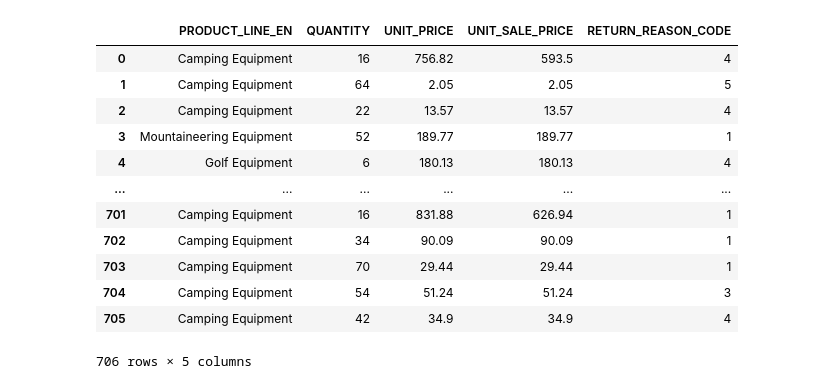
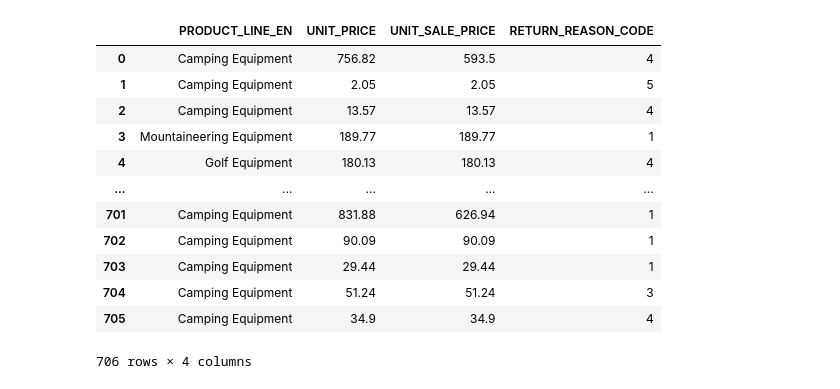
Before and after one commit to CroissantDevourer/dedsportfolio, a Jupyter notebook: Week 8/classificatiemodel.ipynb, the cells around one changed output. Cells and saved outputs as stored; diff of their text form; code cells hidden in the pictures.

```diff
--- a/Week 8/classificatiemodel.ipynb
+++ b/Week 8/classificatiemodel.ipynb
@@ -15,11 +15,15 @@ returned_item = pd.read_sql("SELECT * FROM returned_item", sales_conn)
 product = pd.read_sql("SELECT * FROM product", sales_conn)
 product_type = pd.read_sql("SELECT * FROM product_type", sales_conn)
 product_line = pd.read_sql("SELECT * FROM product_line", sales_conn)
+order_method = pd.read_sql("SELECT * FROM order_method", sales_conn)
+order_header = pd.read_sql("SELECT * FROM order_header", sales_conn)
 
 order_returned = pd.merge(order_details, returned_item, on='ORDER_DETAIL_CODE')
 order_returned_product = pd.merge(order_returned, product, on='PRODUCT_NUMBER')
 order_returned_product_type = pd.merge(order_returned_product, product_type, on='PRODUCT_TYPE_CODE')
-merged = pd.merge(order_returned_product_type, product_line, on='PRODUCT_LINE_CODE', suffixes=('_left', '_right'))
+orderline = pd.merge(order_returned_product_type, product_line, on='PRODUCT_LINE_CODE', suffixes=('_left', '_right'))
+order_line_method = pd.merge(orderline, order_header, on= 'ORDER_NUMBER')
+merged = pd.merge(order_line_method, order_method, on='ORDER_METHOD_CODE')
 
 merged
 # %% [output]
@@ -39,22 +43,22 @@ merged
 # %%
-df = merged.loc[:, ['PRODUCT_LINE_EN', 'QUANTITY', 'UNIT_PRICE', 'UNIT_SALE_PRICE', 'RETURN_REASON_CODE']]
+df = merged.loc[:, ['PRODUCT_LINE_EN', 'UNIT_PRICE', 'UNIT_SALE_PRICE', 'RETURN_REASON_CODE']]
 df
 
 #afhankelijke variabele: RETURN_REASON_CODE onafhankelijke variabelen: PRODUCT_NUMBER, QUANTITY, UNIT_PRICE, UNIT_SALE_PRICE,
 # %% [output]
-|  | PRODUCT_LINE_EN | QUANTITY | UNIT_PRICE | UNIT_SALE_PRICE | RETURN_REASON_CODE |
-| 0 | Camping Equipment | 16 | 756.82 | 593.5 | 4 |
-| 1 | Camping Equipment | 64 | 2.05 | 2.05 | 5 |
-| 2 | Camping Equipment | 22 | 13.57 | 13.57 | 4 |
-| 3 | Mountaineering Equipment | 52 | 189.77 | 189.77 | 1 |
-| 4 | Golf Equipment | 6 | 180.13 | 180.13 | 4 |
-| ... | ... | ... | ... | ... | ... |
-| 701 | Camping Equipment | 16 | 831.88 | 626.94 | 1 |
-| 702 | Camping Equipment | 34 | 90.09 | 90.09 | 1 |
-| 703 | Camping Equipment | 70 | 29.44 | 29.44 | 1 |
-| 704 | Camping Equipment | 54 | 51.24 | 51.24 | 3 |
-| 705 | Camping Equipment | 42 | 34.9 | 34.9 | 4 |
+|  | PRODUCT_LINE_EN | UNIT_PRICE | UNIT_SALE_PRICE | RETURN_REASON_CODE |
+| 0 | Camping Equipment | 756.82 | 593.5 | 4 |
+| 1 | Camping Equipment | 2.05 | 2.05 | 5 |
+| 2 | Camping Equipment | 13.57 | 13.57 | 4 |
+| 3 | Mountaineering Equipment | 189.77 | 189.77 | 1 |
+| 4 | Golf Equipment | 180.13 | 180.13 | 4 |
+| ... | ... | ... | ... | ... |
+| 701 | Camping Equipment | 831.88 | 626.94 | 1 |
+| 702 | Camping Equipment | 90.09 | 90.09 | 1 |
+| 703 | Camping Equipment | 29.44 | 29.44 | 1 |
+| 704 | Camping Equipment | 51.24 | 51.24 | 3 |
+| 705 | Camping Equipment | 34.9 | 34.9 | 4 |
-706 rows × 5 columns
+706 rows × 4 columns
 # %%
 dummies_df = pd.get_dummies(df.loc[:, ['PRODUCT_LINE_EN']])
 dummies_df
```
Also changed, not shown: parts of 7 cells of this notebook.
